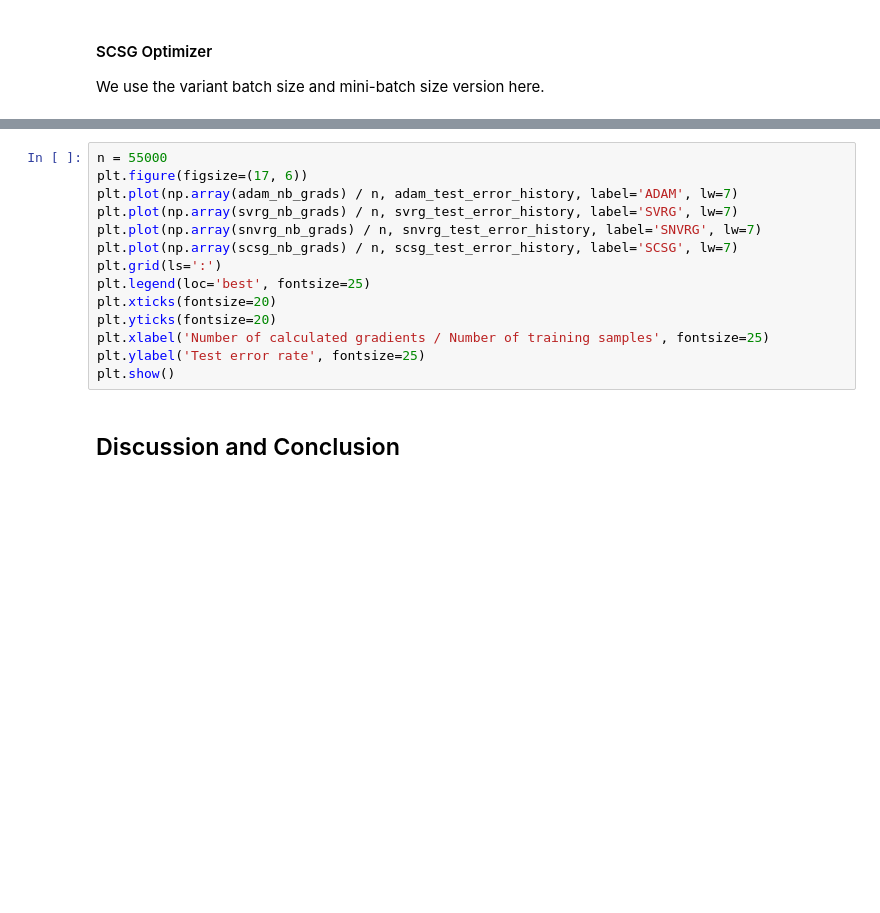
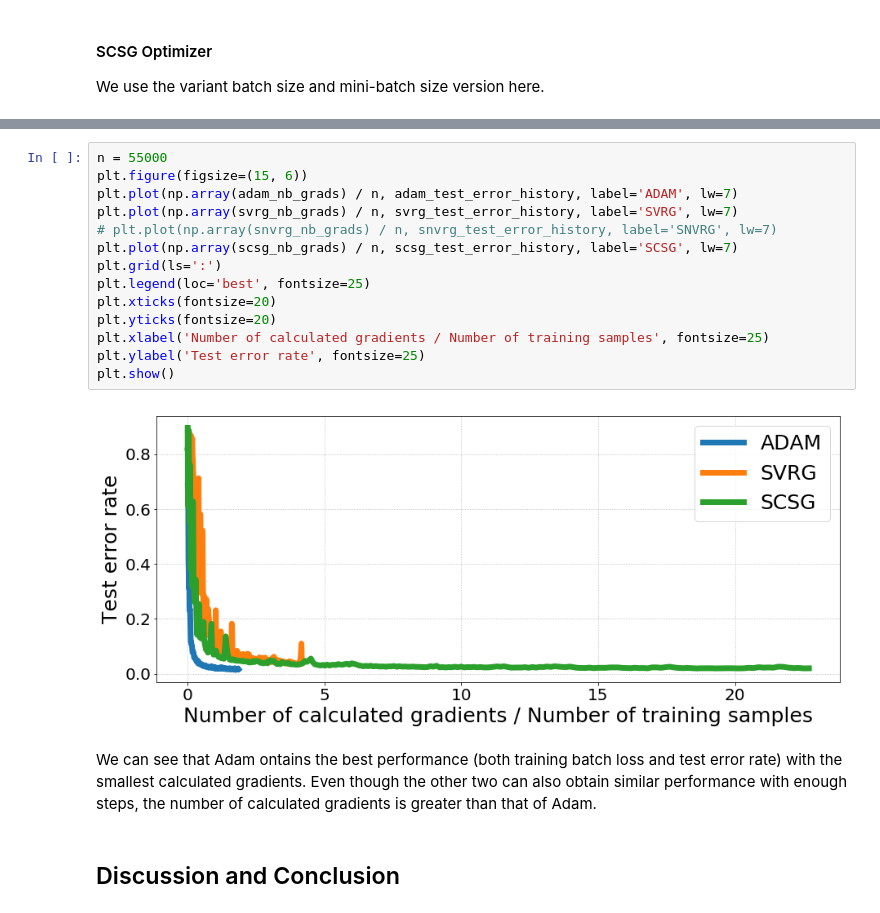
Before and after one commit to zhangcheng1006/SOADML_SNVRG_SCSG, a Jupyter notebook: SNVRG_2.ipynb, the cells around one changed output, grey strips where cells are left out. Saved outputs shown, nothing was run; the diff lists cells and outputs as text; blank space fills up the shorter version.

```diff
--- a/SNVRG_2.ipynb
+++ b/SNVRG_2.ipynb
@@ -895,16 +912,20 @@ plt.show()
 # %%
 n = 55000
-plt.figure(figsize=(17, 6))
+plt.figure(figsize=(15, 6))
 plt.plot(np.array(adam_nb_grads) / n, adam_test_error_history, label='ADAM', lw=7)
 plt.plot(np.array(svrg_nb_grads) / n, svrg_test_error_history, label='SVRG', lw=7)
-plt.plot(np.array(snvrg_nb_grads) / n, snvrg_test_error_history, label='SNVRG', lw=7)
+# plt.plot(np.array(snvrg_nb_grads) / n, snvrg_test_error_history, label='SNVRG', lw=7)
 plt.plot(np.array(scsg_nb_grads) / n, scsg_test_error_history, label='SCSG', lw=7)
 plt.grid(ls=':')
 plt.legend(loc='best', fontsize=25)
 plt.xticks(fontsize=20)
 plt.yticks(fontsize=20)
 plt.xlabel('Number of calculated gradients / Number of training samples', fontsize=25)
 plt.ylabel('Test error rate', fontsize=25)
 plt.show()
+# %% [output]
+[figure, added]
+# %% [markdown]
+We can see that Adam ontains the best performance (both training batch loss and test error rate) with the smallest calculated gradients. Even though the other two can also obtain similar performance with enough steps, the number of calculated gradients is greater than that of Adam.
 # %% [markdown]
 ## Discussion and Conclusion
```
Also changed, not shown: parts of 11 cells of this notebook.
